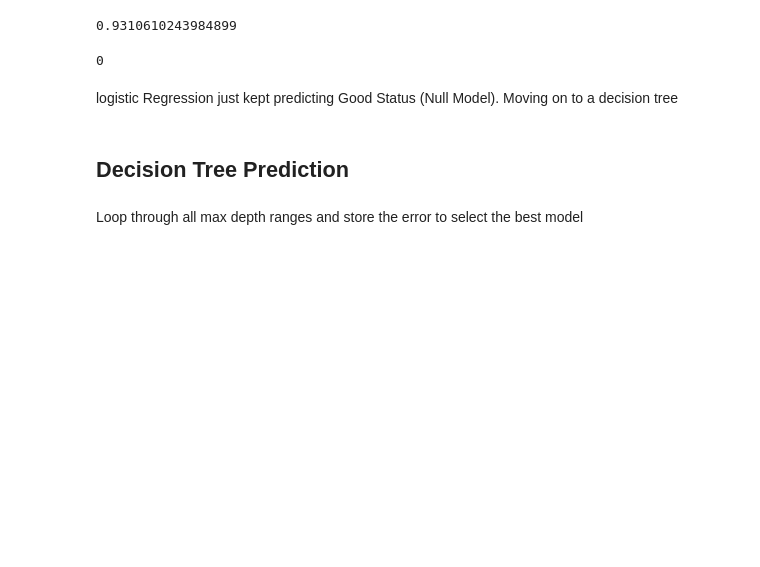
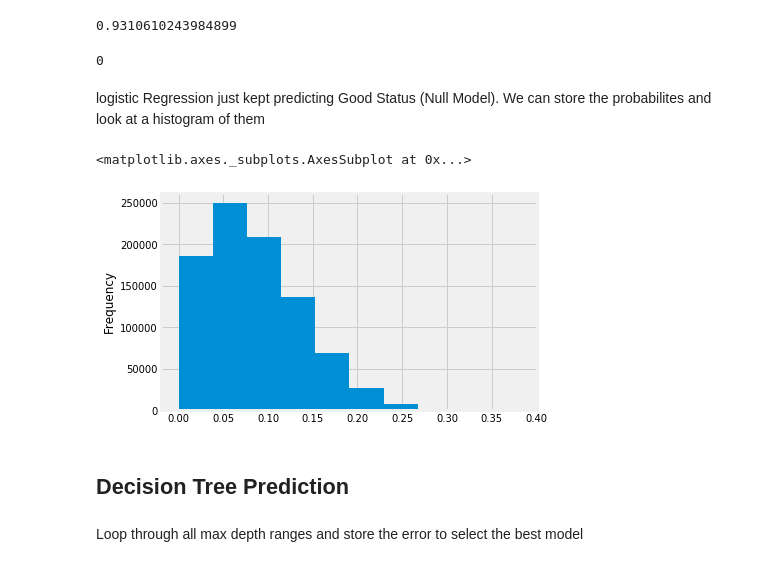
Before and after one commit to mgroves92/maxwell_groves_final_project, a Jupyter notebook: Final Project Part 3.ipynb, the cells around one changed output. Saved outputs shown, nothing was run; the diff lists cells and outputs as text; code cells hidden in the pictures; blank space fills up the shorter version.

```diff
--- a/Final Project Part 3.ipynb
+++ b/Final Project Part 3.ipynb
@@ -167,7 +167,14 @@ pred2.sum()
 # %% [output]
 0
 # %% [markdown]
-logistic Regression just kept predicting Good Status (Null Model). Moving on to a decision tree
+logistic Regression just kept predicting Good Status (Null Model). We can store the probabilites and look at a histogram of them
+# %%
+loans.loc[:, 'loan_bad_prob'] = logreg.predict_proba(X_lr)[:, 1]
+# %%
+loans.loc[:,'loan_bad_prob'].plot(kind = 'hist')
+# %% [output]
+<matplotlib.axes._subplots.AxesSubplot at 0x...>
+[figure, added]
 # %% [markdown]
 ## Decision Tree Prediction
 # %%
```
Also changed, not shown: parts of 4 cells of this notebook.
